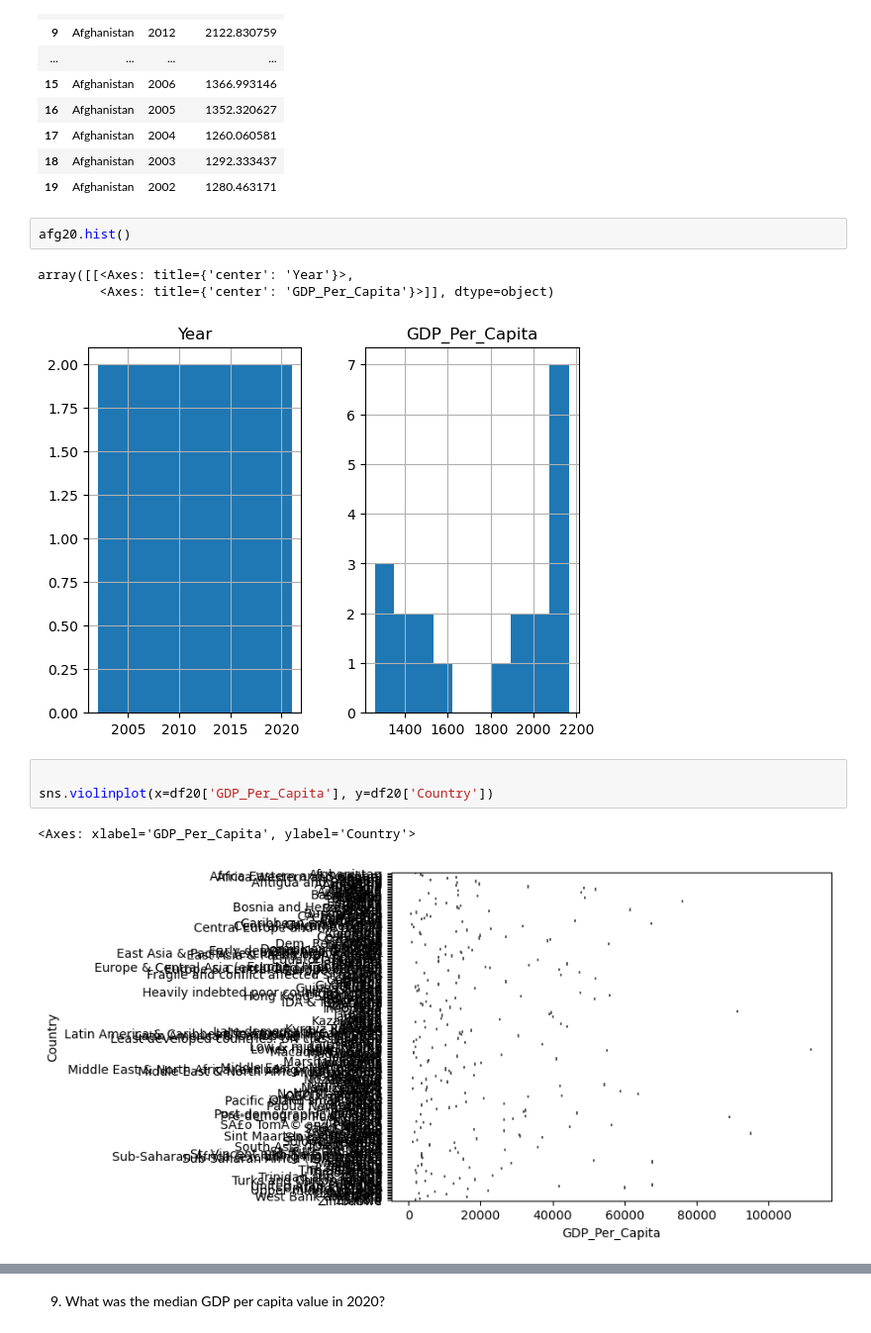
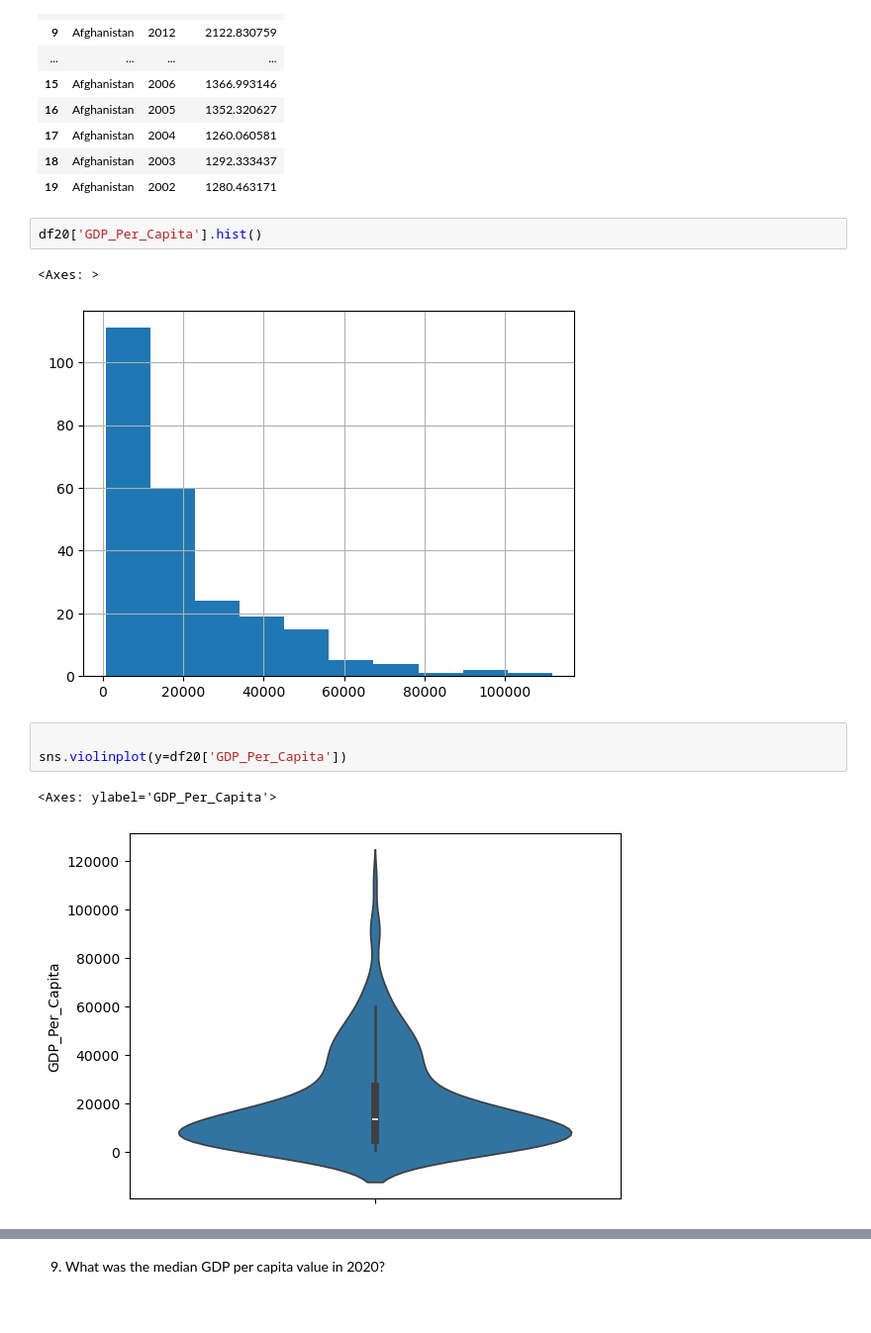
Before and after one commit to NSS-Data-Analytics-Cohort-12/un-python-sbotelh1, a Jupyter notebook: notebooks/first.ipynb, the cells around one changed output, grey strips where cells are left out. Shown at 99% size. Cells and saved outputs as stored; diff of their text form.

```diff
--- a/notebooks/first.ipynb
+++ b/notebooks/first.ipynb
@@ -222,15 +241,14 @@ afg20
 | 18 | Afghanistan | 2003 | 1292.333437 |
 | 19 | Afghanistan | 2002 | 1280.463171 |
 # %%
-afg20.hist()
+df20['GDP_Per_Capita'].hist()
 # %% [output]
-array([[<Axes: title={'center': 'Year'}>,
-        <Axes: title={'center': 'GDP_Per_Capita'}>]], dtype=object)
+<Axes: >
-[figure, old version]
+[figure, new version]
 # %%
 
-sns.violinplot(x=df20['GDP_Per_Capita'], y=df20['Country'])
+sns.violinplot(y=df20['GDP_Per_Capita'])
 # %% [output]
-<Axes: xlabel='GDP_Per_Capita', ylabel='Country'>
+<Axes: ylabel='GDP_Per_Capita'>
-[figure, old version]
+[figure, new version]
 # %%
```
Also changed, not shown: parts of 28 cells of this notebook.
